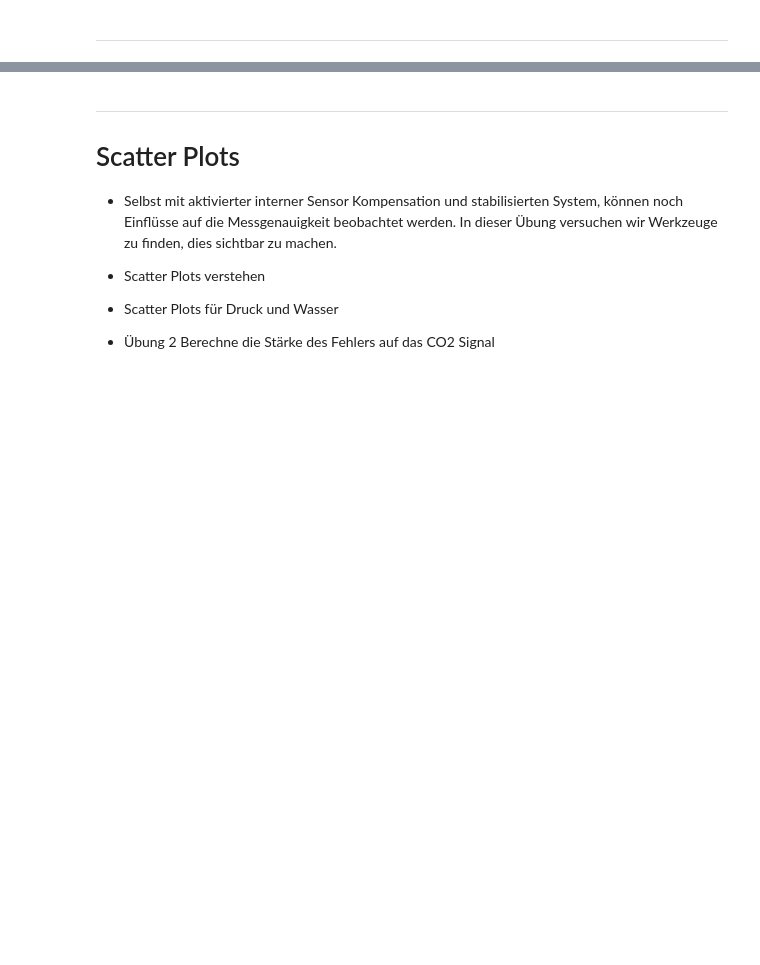
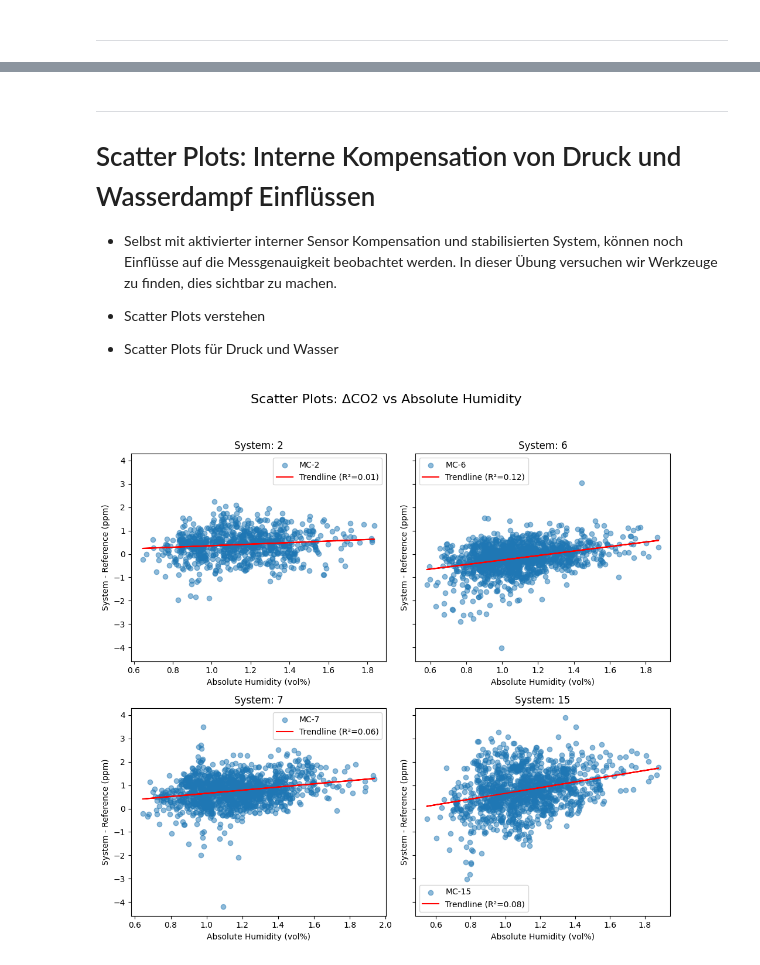
Before and after one commit to tum-esm/HES-2-Praktikum, a Jupyter notebook: notebooks/4_Sensor_Sensitivity.ipynb, the cells around one changed output, grey strips where cells are left out. Cells and saved outputs as stored; diff of their text form; code cells hidden in the pictures; blank space fills up the shorter version.

Commit message:
add Notebook 4 Scatter Plots

```diff
--- a/notebooks/4_Sensor_Sensitivity.ipynb
+++ b/notebooks/4_Sensor_Sensitivity.ipynb
@@ -29,7 +30,9 @@ from utils.plot_dataframes import plot_column, plot_columns, plot_column_differe
 # %%
-df_s = pl.read_parquet("../data/4_Sensor_Sensitivity/Sensor_GMP343_Measurement.parquet")
+df_s = pl.read_parquet("../data/4_Sensor_Sensitivity/2025_Sensor_GMP343_Measurement.parquet")
 df_s_3 = df_s.filter(pl.col("system_id") == 3)
 df_s_6 = df_s.filter(pl.col("system_id") == 6)
+
+df_sbs_2024 = pl.read_parquet("../data/4_Sensor_Sensitivity/2024_Sensor_GMP343_Measurement.parquet")
 # %% [markdown]
 # Analyse von zwei Systemen zur gleichen Zeit am gleichen Ort
 # %%
@@ -152,10 +158,15 @@ Fragen:
 # %% [markdown]
 ---
 
-# Scatter Plots
+# Scatter Plots: Interne Kompensation von Druck und Wasserdampf Einflüssen
 
 - Selbst mit aktivierter interner Sensor Kompensation und stabilisierten System, können noch Einflüsse auf die Messgenauigkeit beobachtet werden. In dieser Übung versuchen wir Werkzeuge zu finden, dies sichtbar zu machen.
 
 - Scatter Plots verstehen
 - Scatter Plots für Druck und Wasser
-- Übung 2 Berechne die Stärke des Fehlers auf das CO2 Signal
+# %%
+max_col, max_row = 2, 2
+
+plot_scatter_with_trendline(df_sbs_2024, "h2o_v%", "diff", max_col, max_row, "Absolute Humidity (vol%)", "System - Reference (ppm)","Scatter Plots: ΔCO2 vs Absolute Humidity")
+# %% [output]
+[figure, added]
```
Also changed, not shown: parts of 13 cells of this notebook, 2 other files.
